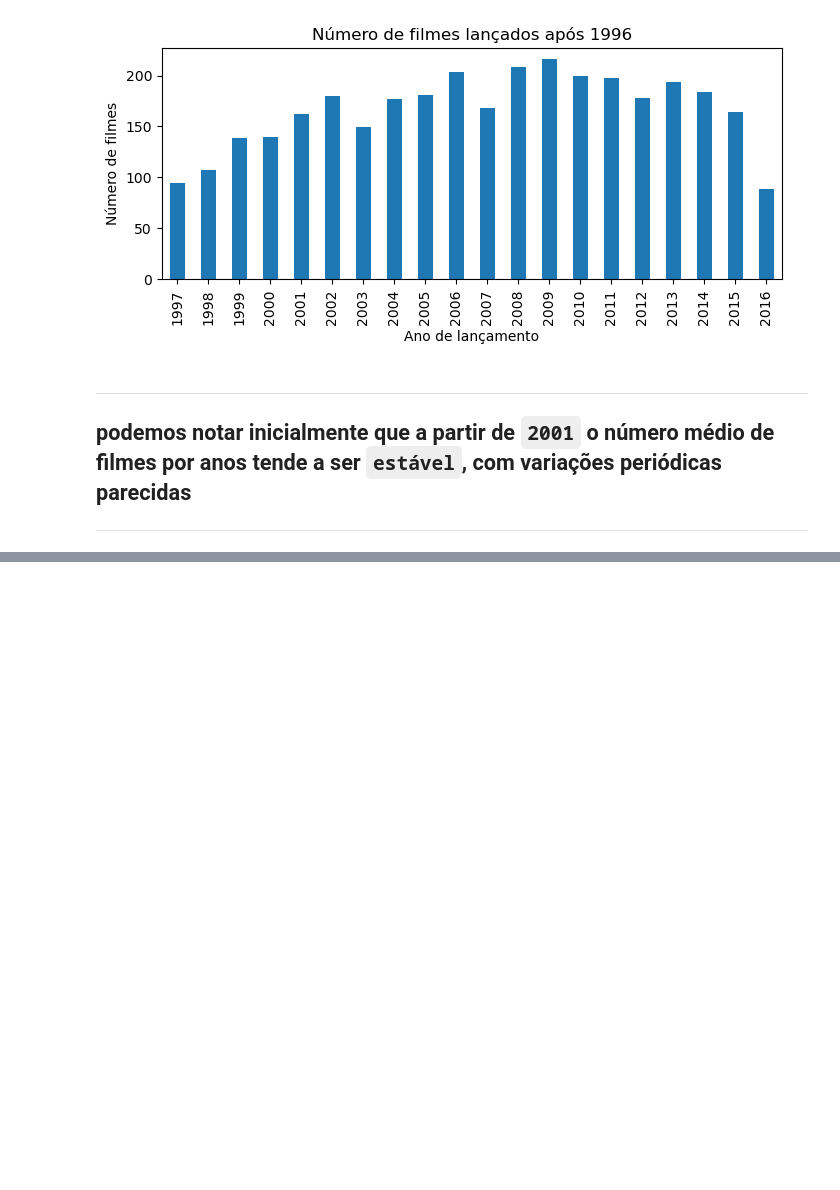
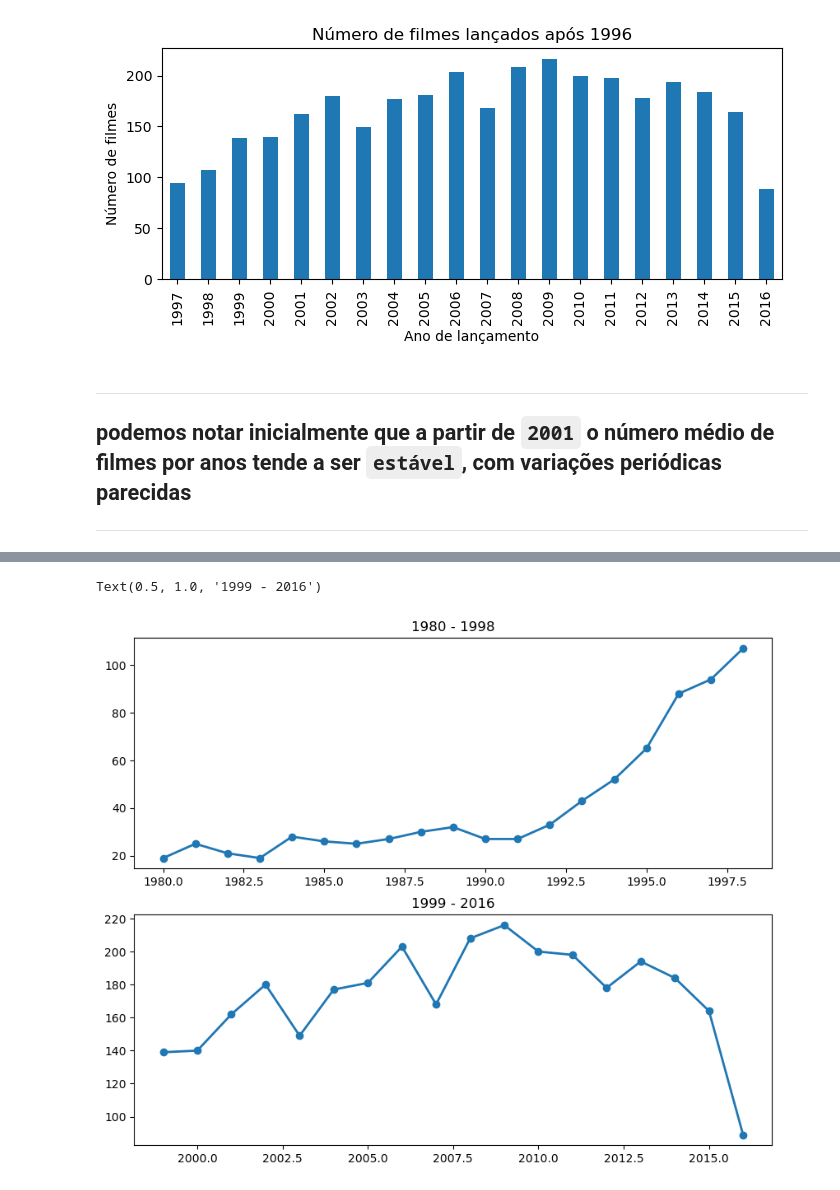
Before and after one commit to MiguelFreire-bit/IMDB-Analise_de_tendencia_de_lancamento, a Jupyter notebook: Analise_de_tendencia_de_lançamento.ipynb, the cells around one changed output, grey strips where cells are left out. Saved outputs shown, nothing was run; the diff lists cells and outputs as text; code cells hidden in the pictures; blank space fills up the shorter version.

```diff
--- a/Analise_de_tendencia_de_lançamento.ipynb
+++ b/Analise_de_tendencia_de_lançamento.ipynb
@@ -379,0 +417,24 @@ plt.grid(True)
+# %%
+df.fillna('Não tem', axis = 0, inplace = True)
+# %%
+#Vamos comparar a tendência dos filmes de 1980 - 1998 com 1999 - 2016
+
+oitenta_noventa = df.query('`Ano de lancamento` >= 1980 and `Ano de lancamento` <= 1998')
+contagem_filmes_1 = oitenta_noventa['Ano de lancamento'].value_counts().sort_index()
+
+noventa_dois_mil = df.query('`Ano de lancamento` >= 1999 and `Ano de lancamento` <= 2016')
+contagem_filmes_2 = noventa_dois_mil['Ano de lancamento'].value_counts().sort_index()
+
+# Criar a figura e os subplots
+fig, axes = plt.subplots(2, 1, figsize=(10, 8))
+
+# plot 1
+axes[0].plot(contagem_filmes_1, lw=2, marker='o')
+axes[0].set_title('1980 - 1998')
+
+# plot 2
+axes[1].plot(contagem_filmes_2, lw=2, marker='o')
+axes[1].set_title('1999 - 2016')
+# %% [output]
+Text(0.5, 1.0, '1999 - 2016')
+[figure, added]
```
Also changed, not shown: parts of 25 cells of this notebook.
